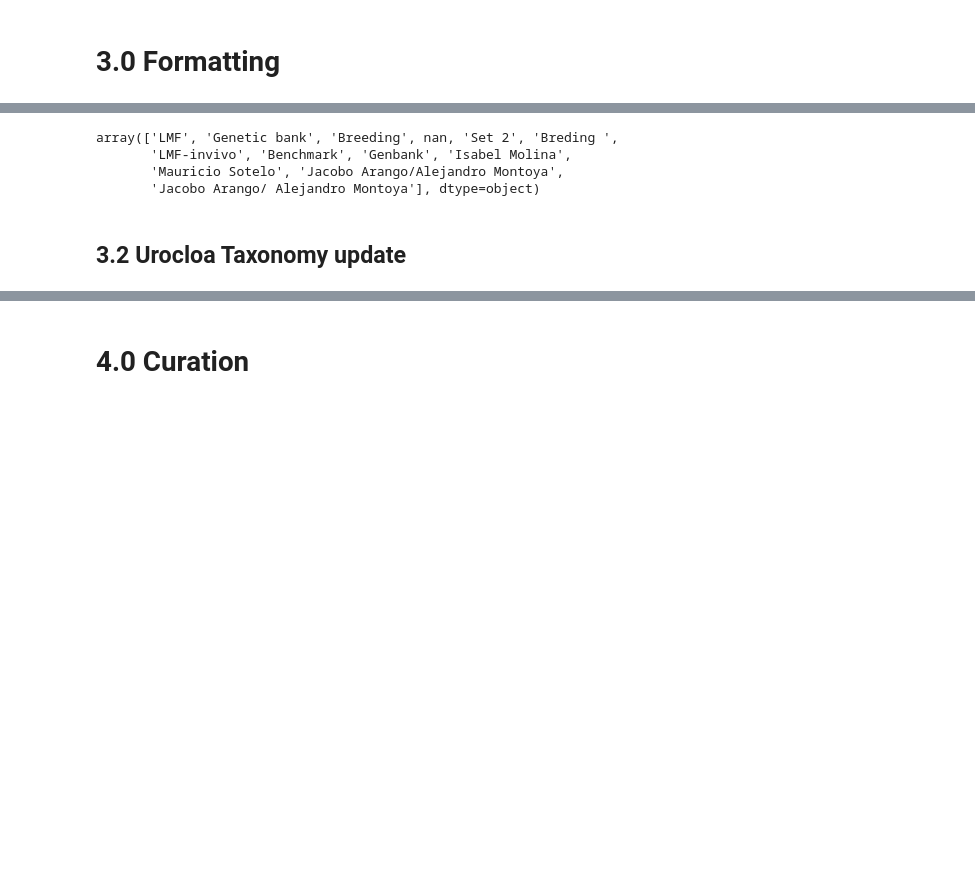
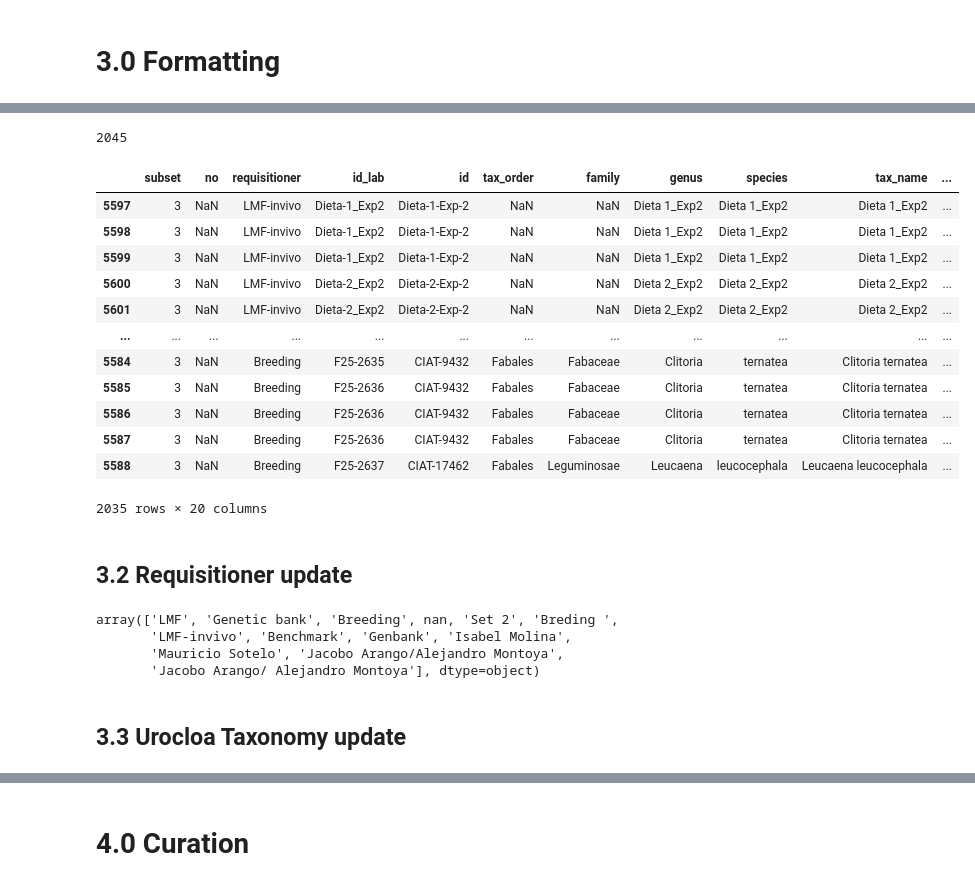
Before and after one commit to maurope/lmf, a Jupyter notebook: notebooks/2026/2026_06_09_trial_database_curation.ipynb, the cells around one changed output, grey strips where cells are left out. Cells and saved outputs as stored; diff of their text form; code cells hidden in the pictures; blank space fills up the shorter version.

```diff
--- a/notebooks/2026/2026_06_09_trial_database_curation.ipynb
+++ b/notebooks/2026/2026_06_09_trial_database_curation.ipynb
@@ -51,3 +65,29 @@ nutrition.head(2)
+# %%
+key = ['id_lab', 'batch', 'run', 'replication', 'syrange']
+# %%
+duplicates = gas[
+    gas.duplicated(subset=key, keep=False)
+].sort_values(key)
+# %%
+print(len(duplicates))
+duplicates.iloc[:-10, :20]
+# %% [output]
+2045
+|  | subset | no | requisitioner | id_lab | id | tax_order | family | genus | species | tax_name | ... |
+| 5597 | 3 | NaN | LMF-invivo | Dieta-1_Exp2 | Dieta-1-Exp-2 | NaN | NaN | Dieta 1_Exp2 | Dieta 1_Exp2 | Dieta 1_Exp2 | ... |
+| 5598 | 3 | NaN | LMF-invivo | Dieta-1_Exp2 | Dieta-1-Exp-2 | NaN | NaN | Dieta 1_Exp2 | Dieta 1_Exp2 | Dieta 1_Exp2 | ... |
+| 5599 | 3 | NaN | LMF-invivo | Dieta-1_Exp2 | Dieta-1-Exp-2 | NaN | NaN | Dieta 1_Exp2 | Dieta 1_Exp2 | Dieta 1_Exp2 | ... |
+| 5600 | 3 | NaN | LMF-invivo | Dieta-2_Exp2 | Dieta-2-Exp-2 | NaN | NaN | Dieta 2_Exp2 | Dieta 2_Exp2 | Dieta 2_Exp2 | ... |
+| 5601 | 3 | NaN | LMF-invivo | Dieta-2_Exp2 | Dieta-2-Exp-2 | NaN | NaN | Dieta 2_Exp2 | Dieta 2_Exp2 | Dieta 2_Exp2 | ... |
+| ... | ... | ... | ... | ... | ... | ... | ... | ... | ... | ... | ... |
+| 5584 | 3 | NaN | Breeding | F25-2635 | CIAT-9432 | Fabales | Fabaceae | Clitoria | ternatea | Clitoria ternatea | ... |
+| 5585 | 3 | NaN | Breeding | F25-2636 | CIAT-9432 | Fabales | Fabaceae | Clitoria | ternatea | Clitoria ternatea | ... |
+| 5586 | 3 | NaN | Breeding | F25-2636 | CIAT-9432 | Fabales | Fabaceae | Clitoria | ternatea | Clitoria ternatea | ... |
+| 5587 | 3 | NaN | Breeding | F25-2636 | CIAT-9432 | Fabales | Fabaceae | Clitoria | ternatea | Clitoria ternatea | ... |
+| 5588 | 3 | NaN | Breeding | F25-2637 | CIAT-17462 | Fabales | Leguminosae | Leucaena | leucocephala | Leucaena leucocephala | ... |
+2035 rows × 20 columns
+# %% [markdown]
+## 3.2 Requisitioner update
 # %%
 gas.requisitioner.unique()
 # %% [output]
@@ -67,7 +107,7 @@ requisitioner_mapping = {
 gas['requisitioner'] = gas['requisitioner'].replace(requisitioner_mapping)
 nutrition['requisitioner'] = nutrition['requisitioner'].replace(requisitioner_mapping)
 # %% [markdown]
-## 3.2 Urocloa Taxonomy update
+## 3.3 Urocloa Taxonomy update
 # %%
 # Define the mapping for tax name
 tax_name_mapping = {
```
Also changed, not shown: parts of 11 cells of this notebook, 15 other files.
